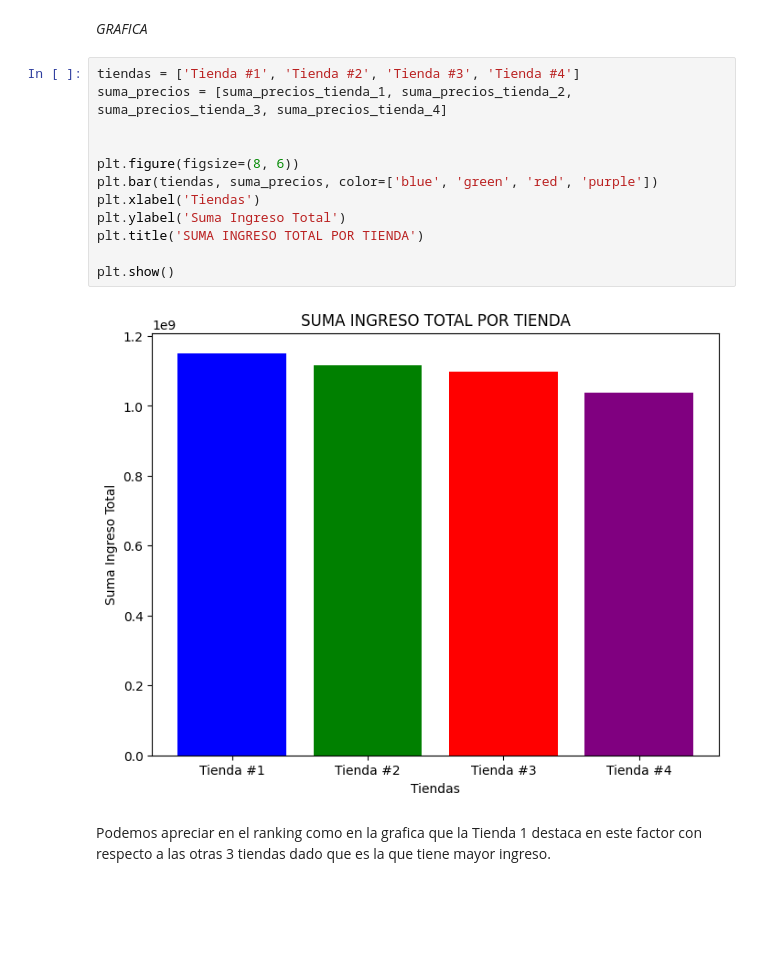
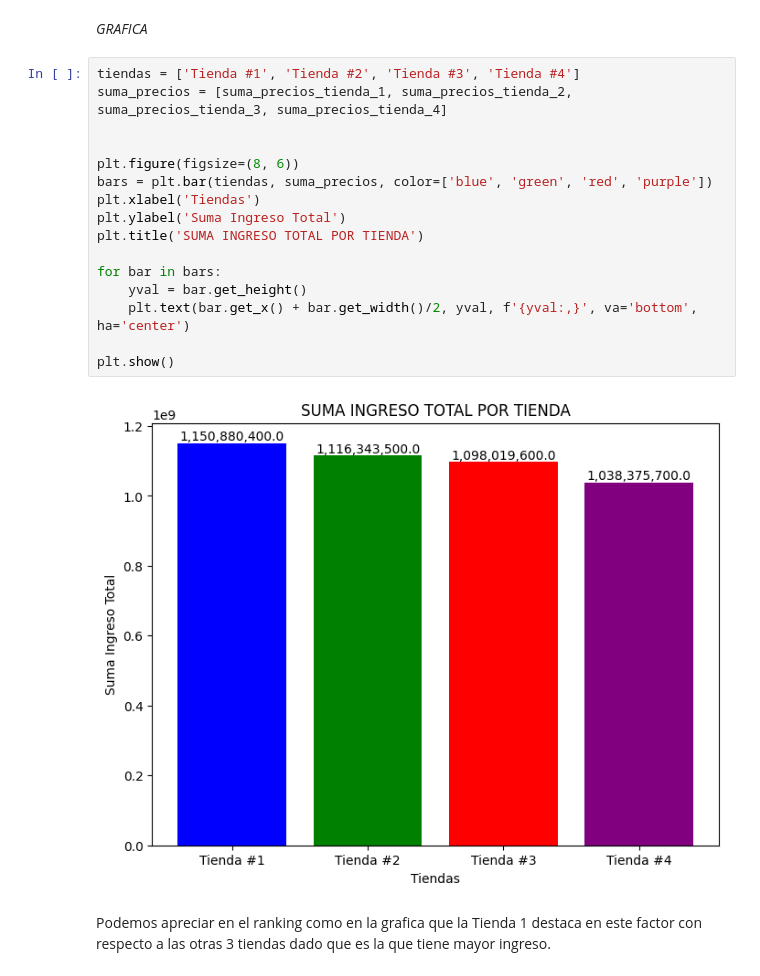
Before and after one commit to TWOD22/Alura-Store-Challenge, a Jupyter notebook: AluraStoreLatam.ipynb, the cells around one changed output. Drawn from its saved outputs; the diff is of its cells as text; blank space fills up the shorter version.

```diff
--- a/AluraStoreLatam.ipynb
+++ b/AluraStoreLatam.ipynb
@@ -460,17 +460,21 @@ Luego de realizar el respectivo analisis de la informacion proporcionada este es
 # %%
 tiendas = ['Tienda #1', 'Tienda #2', 'Tienda #3', 'Tienda #4']
 suma_precios = [suma_precios_tienda_1, suma_precios_tienda_2, suma_precios_tienda_3, suma_precios_tienda_4]
 
 
 plt.figure(figsize=(8, 6))
-plt.bar(tiendas, suma_precios, color=['blue', 'green', 'red', 'purple'])
+bars = plt.bar(tiendas, suma_precios, color=['blue', 'green', 'red', 'purple'])
 plt.xlabel('Tiendas')
 plt.ylabel('Suma Ingreso Total')
 plt.title('SUMA INGRESO TOTAL POR TIENDA')
 
+for bar in bars:
+    yval = bar.get_height()
+    plt.text(bar.get_x() + bar.get_width()/2, yval, f'{yval:,}', va='bottom', ha='center')
+
 plt.show()
 # %% [output]
-[figure, old version]
+[figure, new version]
 # %% [markdown]
 Podemos apreciar en el ranking como en la grafica que la Tienda 1 destaca en este factor con respecto a las otras 3 tiendas dado que es la que tiene mayor ingreso.
 # %% [markdown]
```
